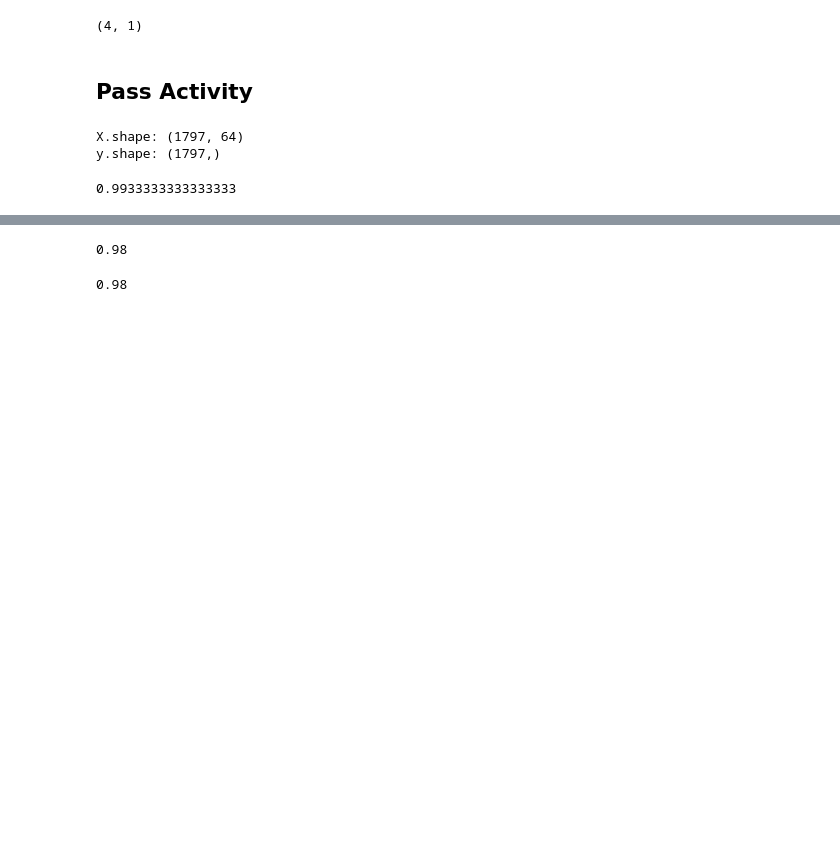
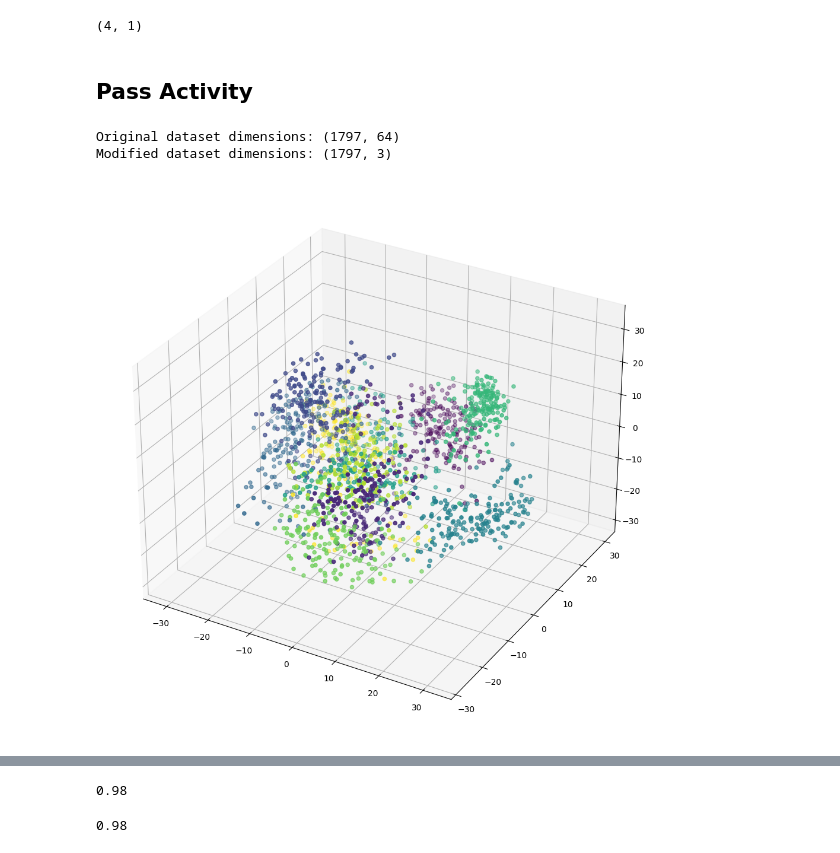
Before and after one commit to Arsh2607/SIT720-ML-Deakin, a Jupyter notebook: week7-svm.ipynb, the cells around one changed output, grey strips where cells are left out. Cells and saved outputs as stored; diff of their text form; code cells hidden in the pictures; blank space fills up the shorter version.

```diff
--- a/week7-svm.ipynb
+++ b/week7-svm.ipynb
@@ -223,23 +231,43 @@ lin_clf.intercept_.shape # (n_classes,)
 (4, 1)
 # %% [markdown]
 ## Pass Activity
-# %%
-# Q1: Load "digits" datasets from SKlearn and print the dimension of the dataset.
-# Apply PCA on the dataset and select first three components.
-# Print the dimension of modified dataset and visualise the data using appropriate plotting tool/s.
-
-
-# Q2: Classify the digit classes available in the dataset (use the modified dataset) using SVM with RBF kernel.
-# Select appropriate data splitting approach and performance metrics.
-# Report the performances and the used model hyper-parameters.
-
-digits = load_digits()
-X = digits.data
-y = digits.target
-print(f'X.shape: {X.shape}')
-print(f'y.shape: {y.shape}')
-X_train, X_test, y_train, y_test = train_test_split(X, y, stratify = y, random_state=0)
-# %% [output]
-X.shape: (1797, 64)
-y.shape: (1797,)
-0.9933333333333333
+# %%
+# Q1: Load "digits" datasets from SKlearn and print the dimension of the dataset.
+# Apply PCA on the dataset and select first three components.
+# Print the dimension of modified dataset and visualise the data using appropriate plotting tool/s.
+def dim_reduce(data_norm, y, n_components=3, method='PCA'):
+    """ Dimensionality reduction using PCA or t-SNE
+    Args:
+        data_norm: normalized data
+        y: labels for visualization
+        n_components: number of components to keep
+        method: 'PCA' or 't-SNE'
+    """
+    print("Original dataset dimensions:", data_norm.shape)
+    if method == 'PCA':
+        # perform PCA using sklearn PCA implementation
+        model = PCA(n_components=n_components, random_state=2)
+        model.fit(data_norm)
+        reduced_X = model.transform(data_norm)
+    elif method == 't-SNE':
+        # perform t-SNE using sklearn t-SNE implementation
+        model = TSNE(n_components=n_components, random_state=2)
+        reduced_X = model.fit_transform(data_norm)
+    else:
+        raise ValueError('Invalid method')
+    print("Modified dataset dimensions:", reduced_X.shape)
+    fig = plt.figure(figsize=(12, 12))
+    ax = fig.add_subplot(projection='3d')
+    ax.scatter(reduced_X[:, 0], reduced_X[:, 1], reduced_X[:, 2],c=y)
+    plt.show()
+    return model, reduced_X
+
+df = load_digits()
+X = df.data
+y = df.target
+
+pca, reduced_X = dim_reduce(X, y, n_components=3)
+# %% [output]
+Original dataset dimensions: (1797, 64)
+Modified dataset dimensions: (1797, 3)
+[figure, added]
```
Also changed, not shown: parts of 9 cells of this notebook, 6 other files.
